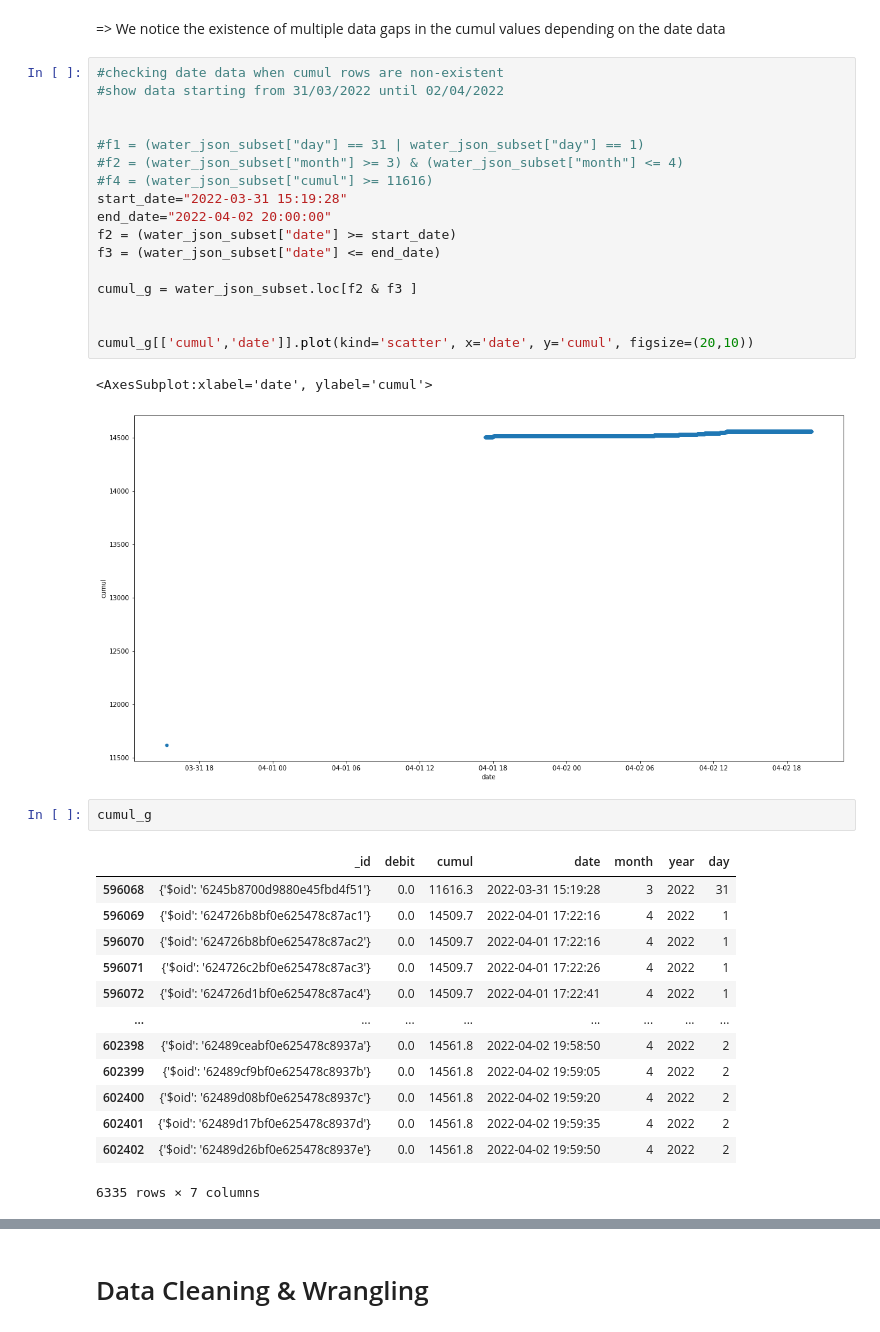
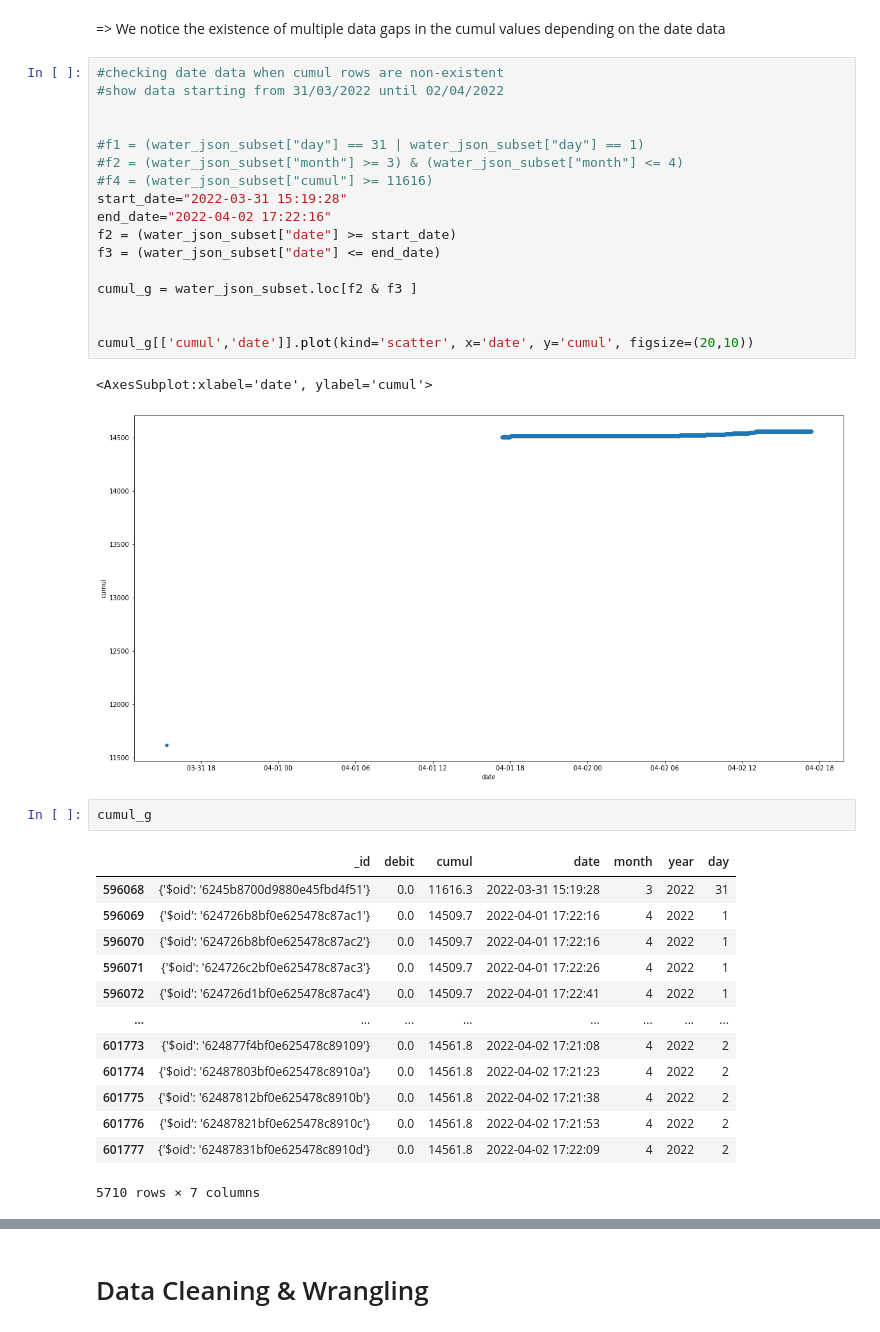
Before and after one commit to Cyrine-afk/Water-Consumption, a Jupyter notebook: Water DB.ipynb, the cells around one changed output, grey strips where cells are left out. Saved outputs shown, nothing was run; the diff lists cells and outputs as text.

```diff
--- a/Water DB.ipynb
+++ b/Water DB.ipynb
@@ -238,23 +238,23 @@ water_json_subset[['cumul','date']].plot(kind='scatter', x='date', y='cumul', fi
 # %%
 #checking date data when cumul rows are non-existent
 #show data starting from 31/03/2022 until 02/04/2022
 
 
 #f1 = (water_json_subset["day"] == 31 | water_json_subset["day"] == 1)
 #f2 = (water_json_subset["month"] >= 3) & (water_json_subset["month"] <= 4)
 #f4 = (water_json_subset["cumul"] >= 11616)
 start_date="2022-03-31 15:19:28"
-end_date="2022-04-02 20:00:00"
+end_date="2022-04-02 17:22:16"
 f2 = (water_json_subset["date"] >= start_date)
 f3 = (water_json_subset["date"] <= end_date)
 
 cumul_g = water_json_subset.loc[f2 & f3 ]
 
 
 cumul_g[['cumul','date']].plot(kind='scatter', x='date', y='cumul', figsize=(20,10))
 # %% [output]
 <AxesSubplot:xlabel='date', ylabel='cumul'>
-[figure, old version]
+[figure, new version]
 # %%
 cumul_g
 # %% [output]
@@ -265,9 +265,9 @@ cumul_g
 | 596071 | {'$oid': '624726c2bf0e625478c87ac3'} | 0.0 | 14509.7 | 2022-04-01 17:22:26 | 4 | 2022 | 1 |
 | 596072 | {'$oid': '624726d1bf0e625478c87ac4'} | 0.0 | 14509.7 | 2022-04-01 17:22:41 | 4 | 2022 | 1 |
 | ... | ... | ... | ... | ... | ... | ... | ... |
-| 602398 | {'$oid': '62489ceabf0e625478c8937a'} | 0.0 | 14561.8 | 2022-04-02 19:58:50 | 4 | 2022 | 2 |
-| 602399 | {'$oid': '62489cf9bf0e625478c8937b'} | 0.0 | 14561.8 | 2022-04-02 19:59:05 | 4 | 2022 | 2 |
-| 602400 | {'$oid': '62489d08bf0e625478c8937c'} | 0.0 | 14561.8 | 2022-04-02 19:59:20 | 4 | 2022 | 2 |
-| 602401 | {'$oid': '62489d17bf0e625478c8937d'} | 0.0 | 14561.8 | 2022-04-02 19:59:35 | 4 | 2022 | 2 |
-| 602402 | {'$oid': '62489d26bf0e625478c8937e'} | 0.0 | 14561.8 | 2022-04-02 19:59:50 | 4 | 2022 | 2 |
+| 601773 | {'$oid': '624877f4bf0e625478c89109'} | 0.0 | 14561.8 | 2022-04-02 17:21:08 | 4 | 2022 | 2 |
+| 601774 | {'$oid': '62487803bf0e625478c8910a'} | 0.0 | 14561.8 | 2022-04-02 17:21:23 | 4 | 2022 | 2 |
+| 601775 | {'$oid': '62487812bf0e625478c8910b'} | 0.0 | 14561.8 | 2022-04-02 17:21:38 | 4 | 2022 | 2 |
+| 601776 | {'$oid': '62487821bf0e625478c8910c'} | 0.0 | 14561.8 | 2022-04-02 17:21:53 | 4 | 2022 | 2 |
+| 601777 | {'$oid': '62487831bf0e625478c8910d'} | 0.0 | 14561.8 | 2022-04-02 17:22:09 | 4 | 2022 | 2 |
-6335 rows × 7 columns
+5710 rows × 7 columns
```
Also changed, not shown: parts of 2 cells of this notebook.
